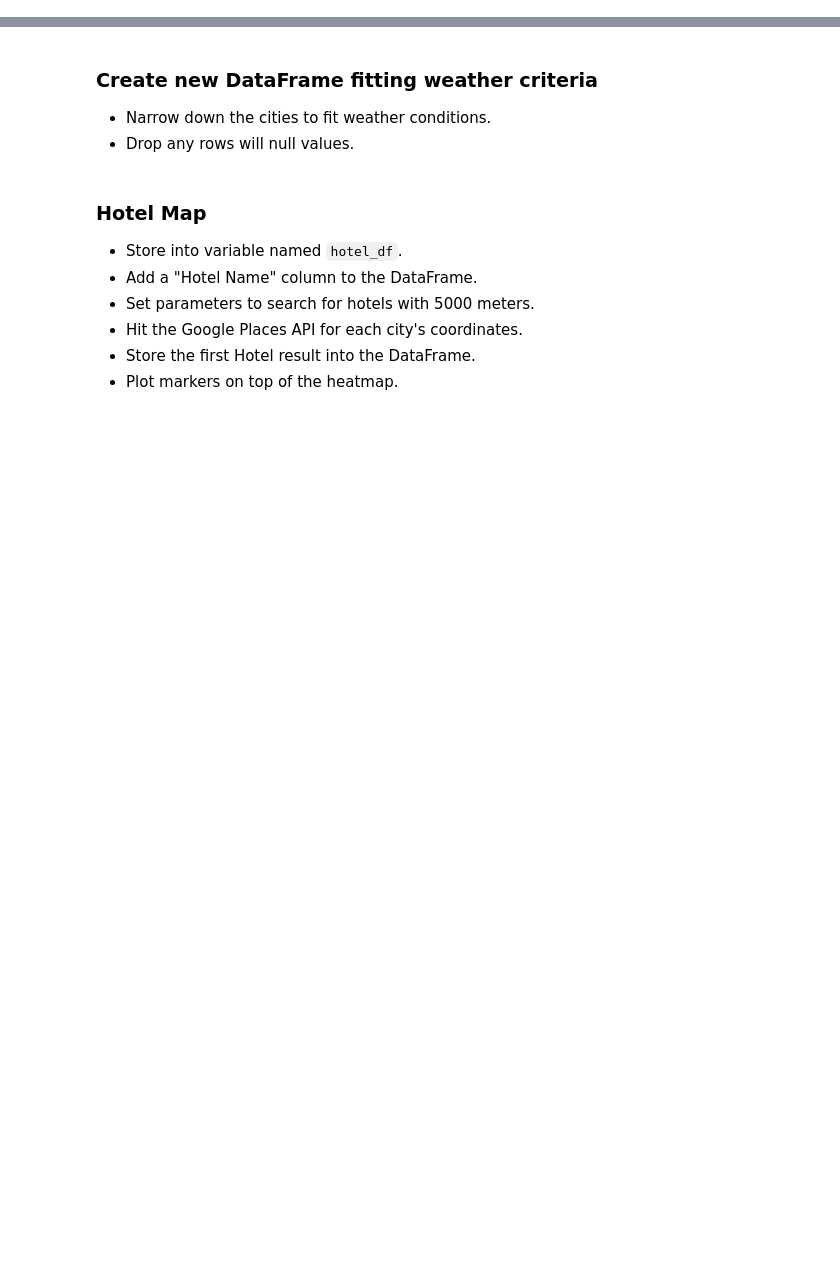
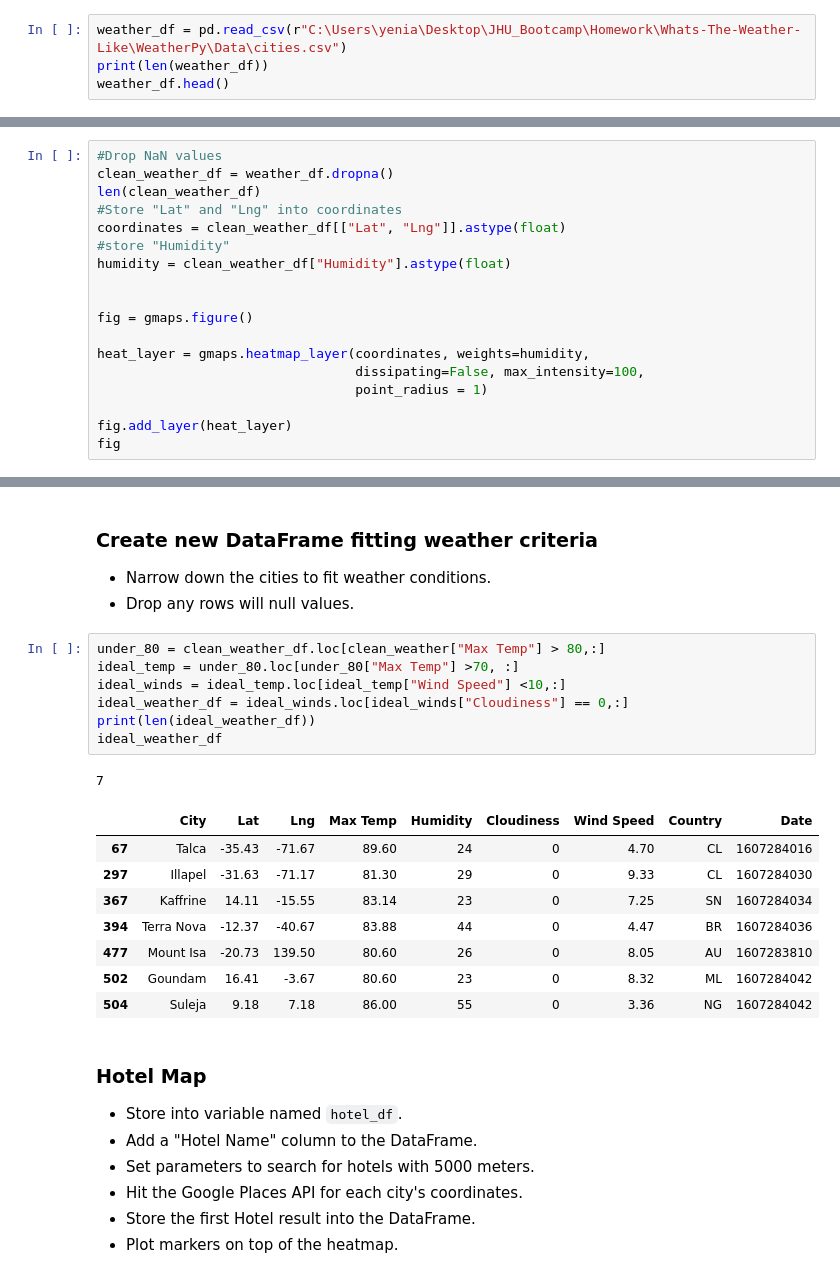
Before and after one commit to yperez0914/Whats-The-Weather-Like, a Jupyter notebook: VacationPy/VacationPy.ipynb, the cells around one changed output, grey strips where cells are left out. Drawn from its saved outputs; the diff is of its cells as text; blank space fills up the shorter version.

Commit message:
temp in f

```diff
--- a/VacationPy/VacationPy.ipynb
+++ b/VacationPy/VacationPy.ipynb
@@ -20,3 +21,7 @@ from key import g_key
 # %% [markdown]
 ### Store Part I results into DataFrame
 * Load the csv exported in Part I to a DataFrame
+# %%
+weather_df = pd.read_csv(r"C:\Users\yenia\Desktop\JHU_Bootcamp\Homework\Whats-The-Weather-Like\WeatherPy\Data\cities.csv")
+print(len(weather_df))
+weather_df.head()
@@ -27,0 +43,18 @@ from key import g_key
+# %%
+#Drop NaN values
+clean_weather_df = weather_df.dropna()
+len(clean_weather_df)
+#Store "Lat" and "Lng" into coordinates
+coordinates = clean_weather_df[["Lat", "Lng"]].astype(float)
+#store "Humidity"
+humidity = clean_weather_df["Humidity"].astype(float)
+
+
+fig = gmaps.figure()
+
+heat_layer = gmaps.heatmap_layer(coordinates, weights=humidity,
+                                 dissipating=False, max_intensity=100,
+                                 point_radius = 1)
+
+fig.add_layer(heat_layer)
+fig
@@ -29,6 +64,23 @@ from key import g_key
 ### Create new DataFrame fitting weather criteria
 * Narrow down the cities to fit weather conditions.
 * Drop any rows will null values.
+# %%
+under_80 = clean_weather_df.loc[clean_weather["Max Temp"] > 80,:]
+ideal_temp = under_80.loc[under_80["Max Temp"] >70, :]
+ideal_winds = ideal_temp.loc[ideal_temp["Wind Speed"] <10,:]
+ideal_weather_df = ideal_winds.loc[ideal_winds["Cloudiness"] == 0,:]
+print(len(ideal_weather_df))
+ideal_weather_df
+# %% [output]
+7
+|  | City | Lat | Lng | Max Temp | Humidity | Cloudiness | Wind Speed | Country | Date |
+| 67 | Talca | -35.43 | -71.67 | 89.60 | 24 | 0 | 4.70 | CL | 1607284016 |
+| 297 | Illapel | -31.63 | -71.17 | 81.30 | 29 | 0 | 9.33 | CL | 1607284030 |
+| 367 | Kaffrine | 14.11 | -15.55 | 83.14 | 23 | 0 | 7.25 | SN | 1607284034 |
+| 394 | Terra Nova | -12.37 | -40.67 | 83.88 | 44 | 0 | 4.47 | BR | 1607284036 |
+| 477 | Mount Isa | -20.73 | 139.50 | 80.60 | 26 | 0 | 8.05 | AU | 1607283810 |
+| 502 | Goundam | 16.41 | -3.67 | 80.60 | 23 | 0 | 8.32 | ML | 1607284042 |
+| 504 | Suleja | 9.18 | 7.18 | 86.00 | 55 | 0 | 3.36 | NG | 1607284042 |
 # %% [markdown]
 ### Hotel Map
 * Store into variable named `hotel_df`.
```
Also changed, not shown: parts of 9 cells of this notebook, 25 other files.
